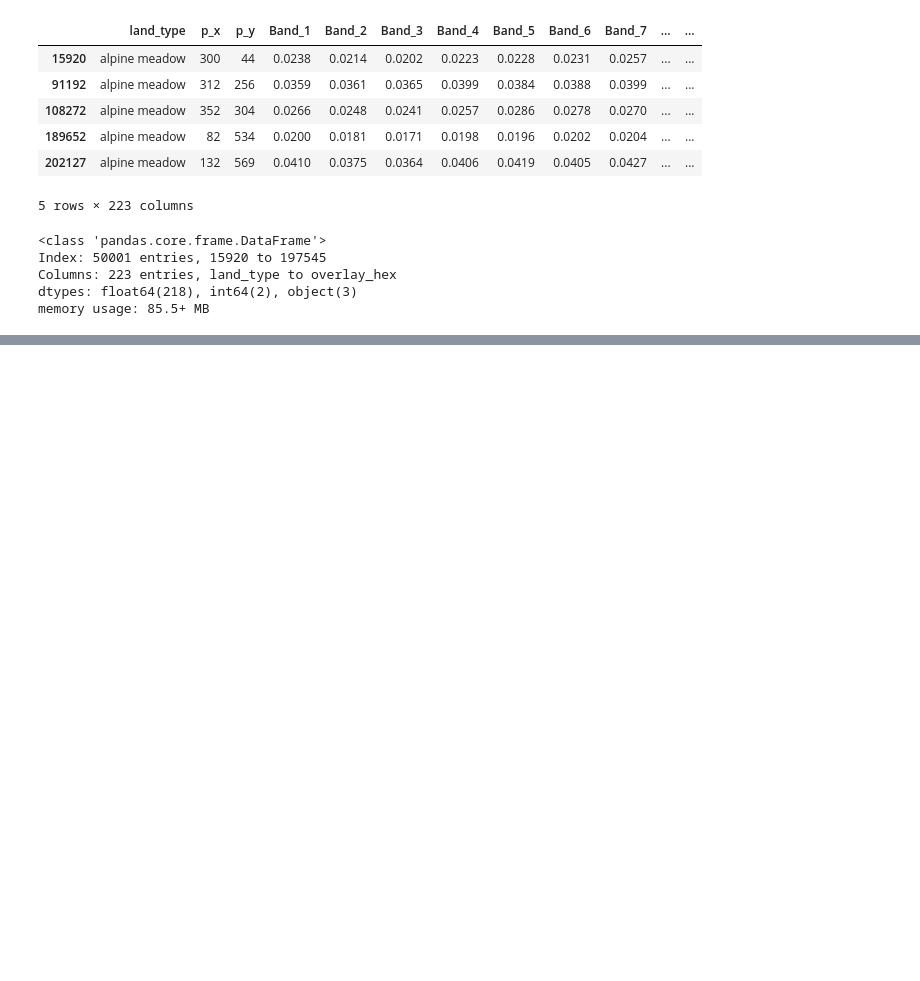
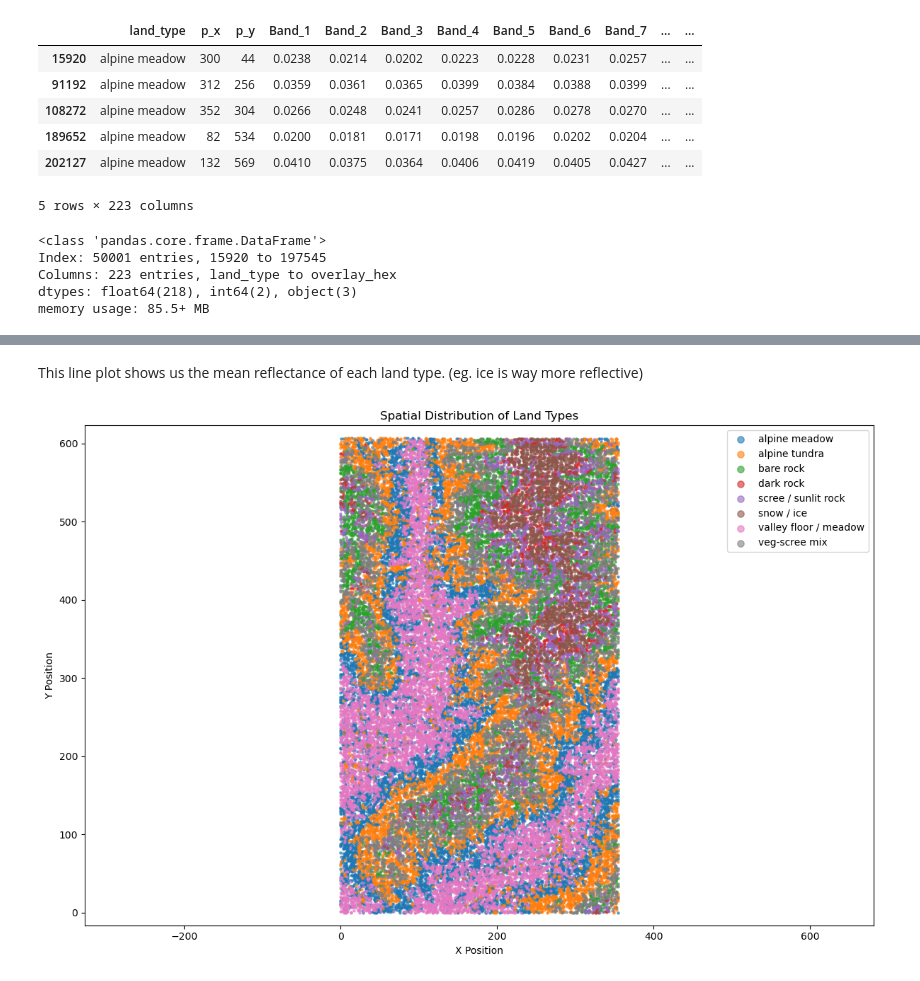
Before and after one commit to Dhruv-baner/st443-group-project, a Jupyter notebook: notebooks/task_1.ipynb, the cells around one changed output, grey strips where cells are left out. Saved outputs shown, nothing was run; the diff lists cells and outputs as text; code cells hidden in the pictures; blank space fills up the shorter version.

```diff
--- a/notebooks/task_1.ipynb
+++ b/notebooks/task_1.ipynb
@@ -127,0 +213,20 @@ df_sample.to_csv('../data/raw/data_sample.csv', index=False)
+# %% [markdown]
+This line plot shows us the mean reflectance of each land type. (eg. ice is way more reflective)
+# %%
+plt.figure(figsize=(12, 8))
+
+# Plot each land type with different color
+for land_type in df_sample['land_type'].unique():
+    land_data = df_sample[df_sample['land_type'] == land_type]
+    plt.scatter(land_data['p_x'], land_data['p_y'],
+                label=land_type, alpha=0.6, s=5)
+
+plt.xlabel('X Position')
+plt.ylabel('Y Position')
+plt.title('Spatial Distribution of Land Types')
+plt.legend(markerscale=3)
+plt.axis('equal')  # Makes x and y scales the same
+plt.tight_layout()
+plt.show()
+# %% [output]
+[figure, added]
```
Also changed, not shown: parts of 6 cells of this notebook.
